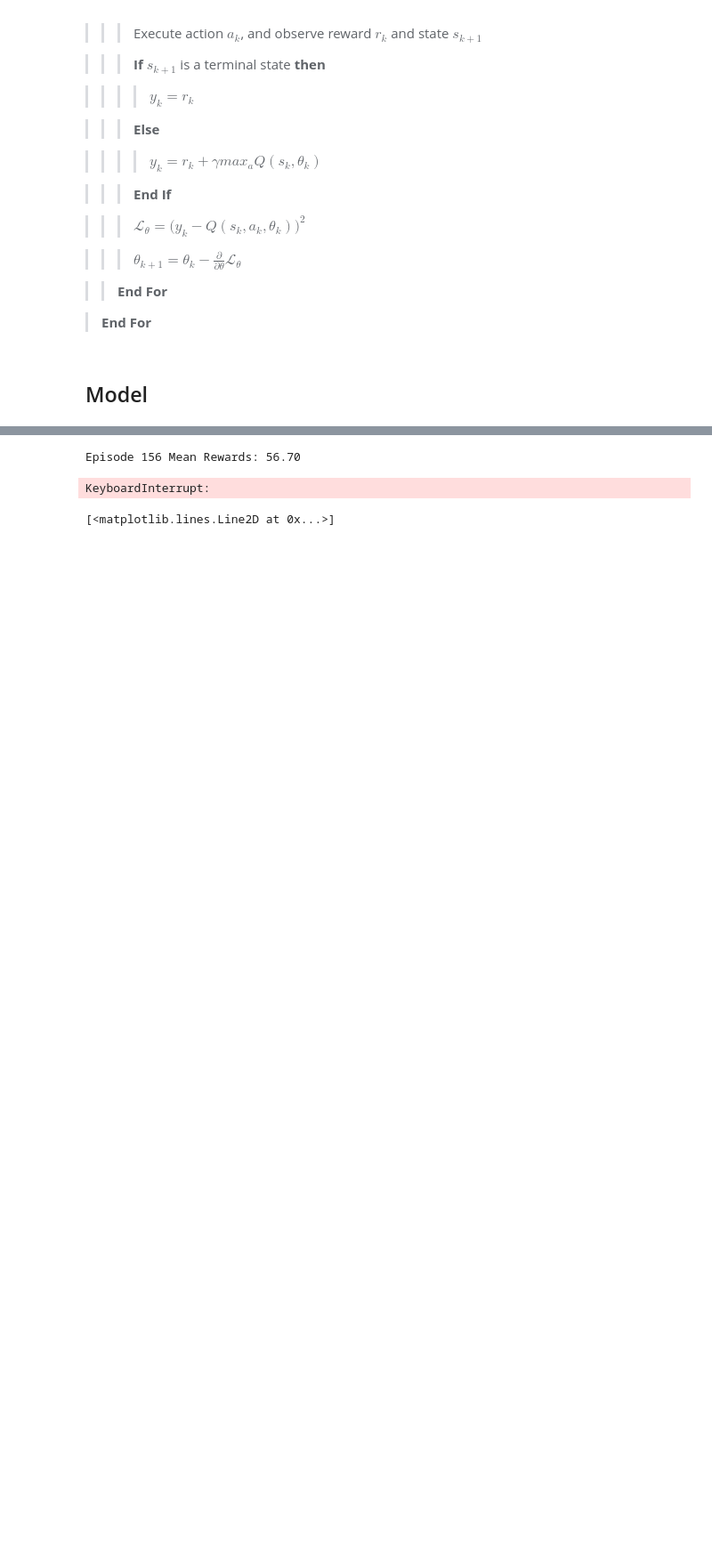
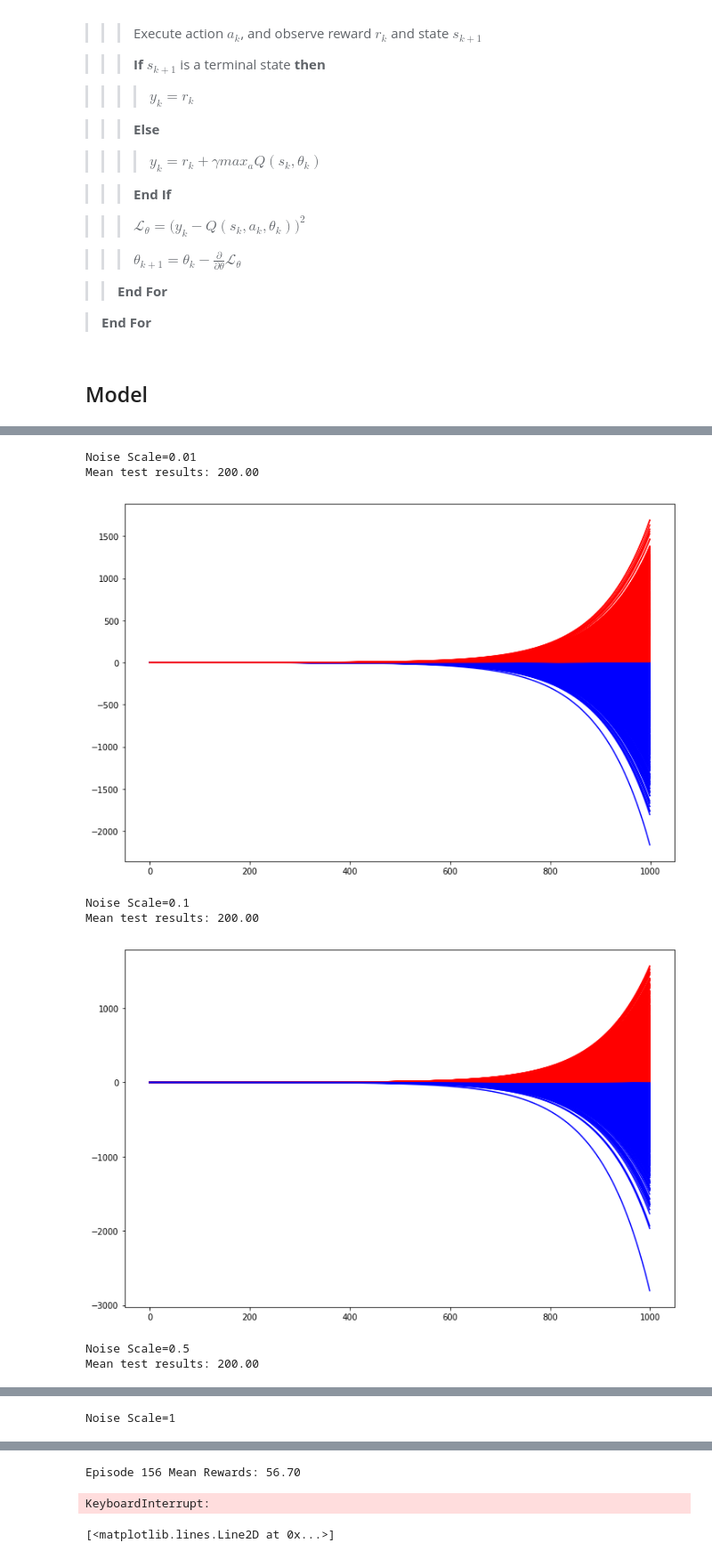
Before and after one commit to hubbs5/adm-cmu, a Jupyter notebook: project_notebook.ipynb, the cells around one changed output, grey strips where cells are left out. Shown at 89% size. Saved outputs shown, nothing was run; the diff lists cells and outputs as text; code cells hidden in the pictures; blank space fills up the shorter version.

```diff
--- a/project_notebook.ipynb
+++ b/project_notebook.ipynb
@@ -72,0 +157,23 @@ qnet = QNetwork(env)
+# %%
+noise = [0.01, 0.1, 0.5, 1]
+for n in noise:
+    agent = DQNAttractorAgent(net,
+                              noise=n)
+    print("Noise Scale={}".format(n))
+    agent.test(n_test_episodes=10)
+    plt.figure(figsize=(12,8))
+    for traj in agent.test_trajectories:
+        deltaV = traj[:,0] - traj[:,1]
+        plt.plot(deltaV, c='r', label='left') if deltaV[-1] > 0 else plt.plot(
+            deltaV, c='b', label='right')
+
+    plt.show()
+# %% [output]
+Noise Scale=0.01
+Mean test results: 200.00
+[figure, added]
+Noise Scale=0.1
+Mean test results: 200.00
+[figure, added]
+Noise Scale=0.5
+Mean test results: 200.00
@@ -72,0 +181 @@ qnet = QNetwork(env)
+Noise Scale=1
```
Also changed, not shown: parts of 12 cells of this notebook, 23 other files.
